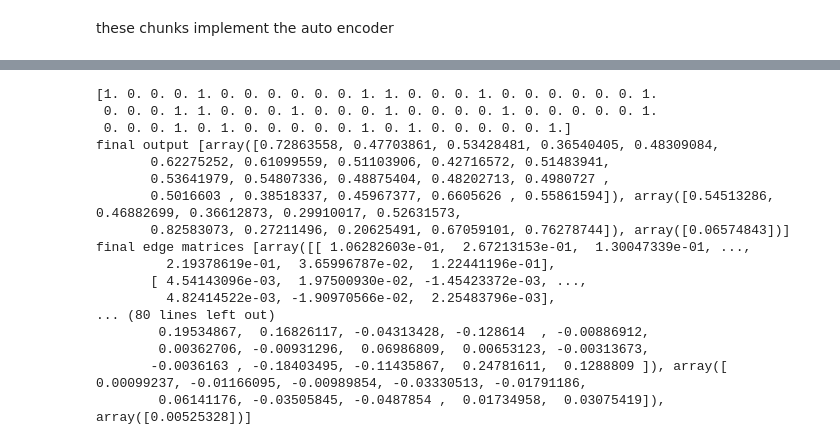
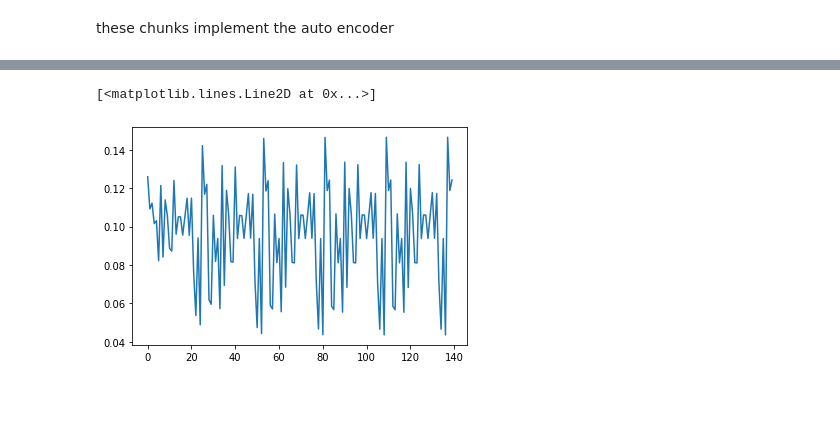
Before and after one commit to bwheel12/Project3, a Jupyter notebook: Complete_Implementation.ipynb, the cells around one changed output, grey strips where cells are left out. Saved outputs shown, nothing was run; the diff lists cells and outputs as text; code cells hidden in the pictures; blank space fills up the shorter version.

```diff
--- a/Complete_Implementation.ipynb
+++ b/Complete_Implementation.ipynb
@@ -180,28 +131,0 @@ final edge matrices [array([[ 0.06387376,  0.3523407 ,  0.27763144, ...,  0.2829
-# %%
-neg_test = io.one_hot_encode([genom_neg_list[100]])
-#pos_test = numpy.transpose(pos_test)
-neg_test = neg_test[0]
-print(neg_test)
-rap1_NN.get_single_input(neg_test)
-rap1_NN.feedforward()
-print("final output",rap1_NN.layer_a)
-print("final edge matrices",rap1_NN.edge_matrices)
-print("final biases",rap1_NN.biases)
-# %% [output]
-[1. 0. 0. 0. 1. 0. 0. 0. 0. 0. 0. 1. 1. 0. 0. 0. 1. 0. 0. 0. 0. 0. 0. 1.
- 0. 0. 0. 1. 1. 0. 0. 0. 1. 0. 0. 0. 1. 0. 0. 0. 0. 1. 0. 0. 0. 0. 0. 1.
- 0. 0. 0. 1. 0. 1. 0. 0. 0. 0. 0. 1. 0. 1. 0. 0. 0. 0. 0. 1.]
-final output [array([0.72863558, 0.47703861, 0.53428481, 0.36540405, 0.48309084,
-       0.62275252, 0.61099559, 0.51103906, 0.42716572, 0.51483941,
-       0.53641979, 0.54807336, 0.48875404, 0.48202713, 0.4980727 ,
-       0.5016603 , 0.38518337, 0.45967377, 0.6605626 , 0.55861594]), array([0.54513286, 0.46882699, 0.36612873, 0.29910017, 0.52631573,
-       0.82583073, 0.27211496, 0.20625491, 0.67059101, 0.76278744]), array([0.06574843])]
-final edge matrices [array([[ 1.06282603e-01,  2.67213153e-01,  1.30047339e-01, ...,
-         2.19378619e-01,  3.65996787e-02,  1.22441196e-01],
-       [ 4.54143096e-03,  1.97500930e-02, -1.45423372e-03, ...,
-         4.82414522e-03, -1.90970566e-02,  2.25483796e-03],
-... (80 lines left out)
-        0.19534867,  0.16826117, -0.04313428, -0.128614  , -0.00886912,
-        0.00362706, -0.00931296,  0.06986809,  0.00653123, -0.00313673,
-       -0.0036163 , -0.18403495, -0.11435867,  0.24781611,  0.1288809 ]), array([ 0.00099237, -0.01166095, -0.00989854, -0.03330513, -0.01791186,
-        0.06141176, -0.03505845, -0.0487854 ,  0.01734958,  0.03075419]), array([0.00525328])]
@@ -207,0 +154,5 @@ final edge matrices [array([[ 1.06282603e-01,  2.67213153e-01,  1.30047339e-01,
+# %%
+plt.plot(cost_list)
+# %% [output]
+[<matplotlib.lines.Line2D at 0x...>]
+[figure, added]
```
Also changed, not shown: parts of 32 cells of this notebook, 2 other files.
